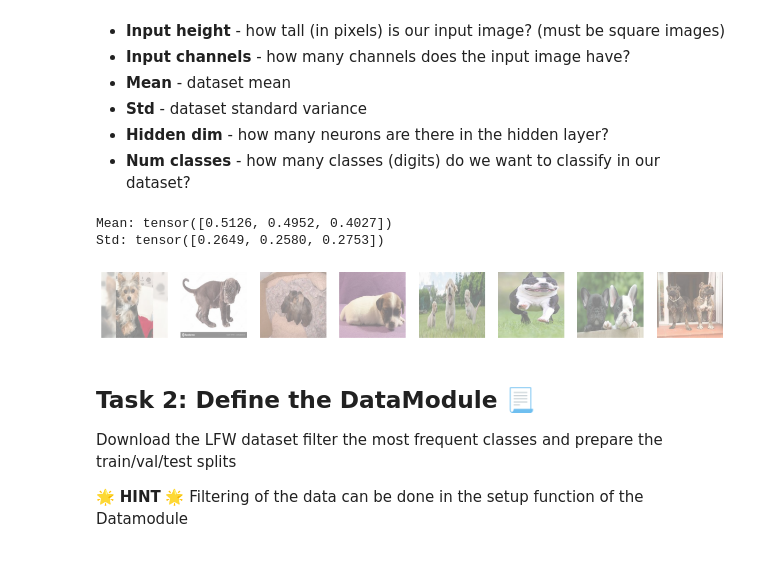
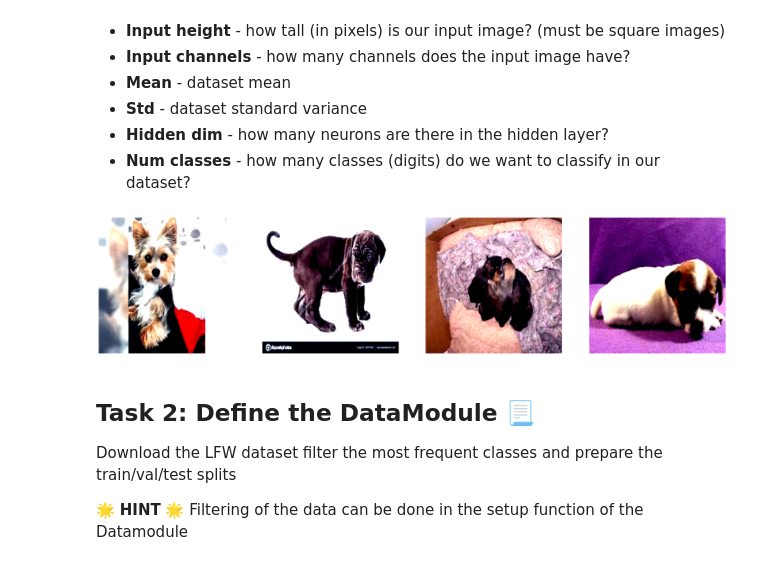
Before and after one commit to Sasso0101/Uni, a Jupyter notebook: Vision and recognition/Classification_MLP.ipynb, the cells around one changed output. Cells and saved outputs as stored; diff of their text form; code cells hidden in the pictures.

```diff
--- a/Vision and recognition/Classification_MLP.ipynb
+++ b/Vision and recognition/Classification_MLP.ipynb
@@ -97,35 +97,9 @@ batch_size = 32
 # Manual Transform the dataset to crop the images to the same size
 manual_transform = transforms.Compose([
   transforms.Resize((input_width, input_height)),
-  transforms.ToTensor()
+  transforms.ToTensor(),
+  transforms.Normalize(mean=[0.485, 0.456, 0.406], std=[0.229, 0.224, 0.225]),
 ])
 
 dataset = ImageFolder(root='animals10/raw-img', transform=manual_transform) #set correct path
 loader = DataLoader(dataset, batch_size=batch_size, shuffle=False, num_workers=2)
-# %%
-learning_rate = 0.0001
-
-dataset_size = len(dataset)
-
-# Compute mean and standard deviation for each channel
-mean = torch.zeros(3)
-std = torch.zeros(3)
-
-for images, _ in loader:
-  for i in range(input_channels):
-    mean[i] += images[:, i, :, :].mean()
-    std[i] += images[:, i, :, :].std()
-
-mean /= len(loader)
-std /= len(loader)
-
-print(f'Mean: {mean}')
-print(f'Std: {std}')
-
-hidden_dim = 64
-num_classes = 10
-
-assert input_width == input_height, "Oh no! The input width should be the same as the input height!"
-# %% [output]
-Mean: tensor([0.5126, 0.4952, 0.4027])
-Std: tensor([0.2649, 0.2580, 0.2753])
@@ -132,20 +111,20 @@ Std: tensor([0.2649, 0.2580, 0.2753])
 # %%
 # Get some random training images
 dataiter = iter(loader)
 images, labels = next(dataiter)
 # Use a subset of the images to speed up plotting
-images = images[:8]
+images = images[:4]
 
 # Plot the images in a single plot
-fig, axes = plt.subplots(1, len(images), figsize=(15, 15))
+fig, axes = plt.subplots(1, len(images), figsize=(30, 30))
 for idx, img in enumerate(images):
   img = img / 2 + 0.5  # unnormalize
   npimg = img.numpy()
-  axes[idx].imshow(np.transpose(npimg, (1, 2, 0)))
+  axes[idx].imshow((np.transpose(npimg, (1, 2, 0))).clip(0, 1))
   axes[idx].axis('off')
 plt.show()
 # %% [output]
-[figure, old version]
+[figure, new version]
 # %% [markdown]
 ## Task 2: Define the DataModule 📃
 Download the LFW dataset filter the most frequent classes and prepare the train/val/test splits
```
Also changed, not shown: parts of 13 cells of this notebook, 1 other file.
